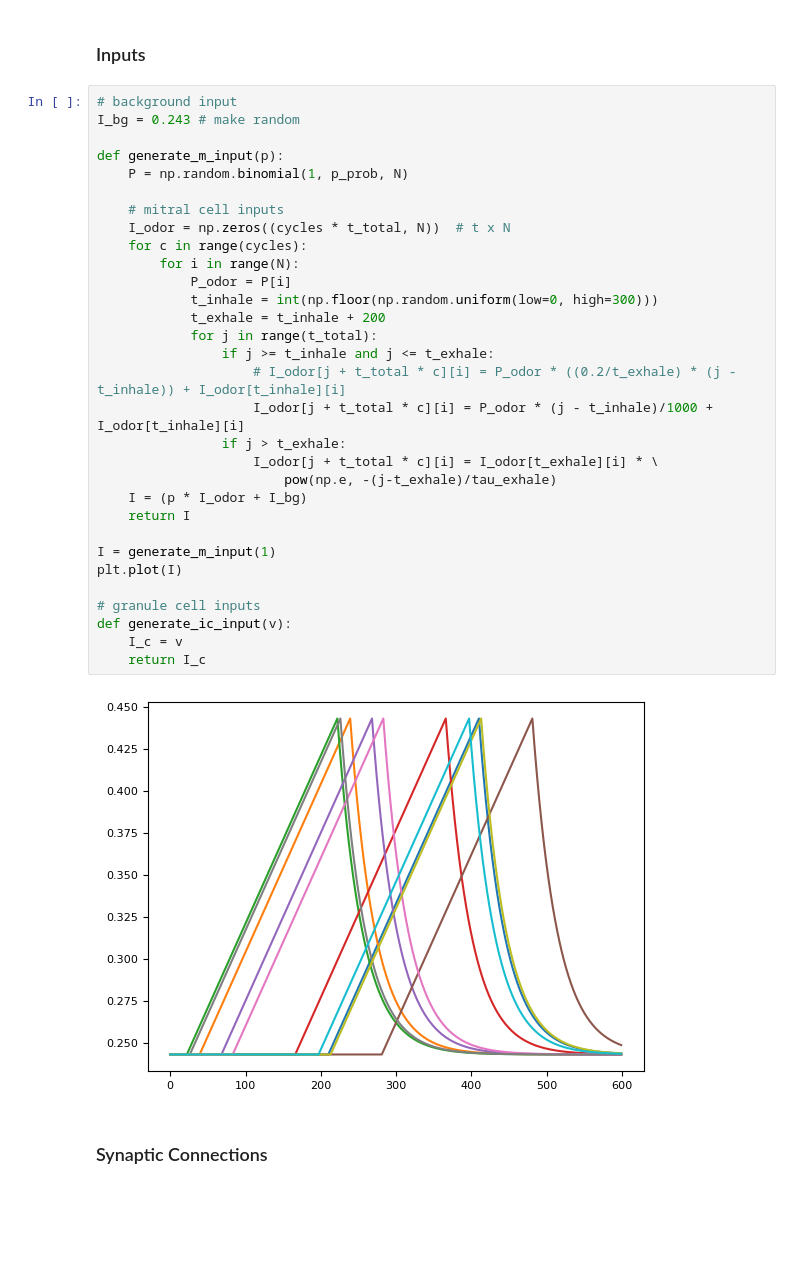
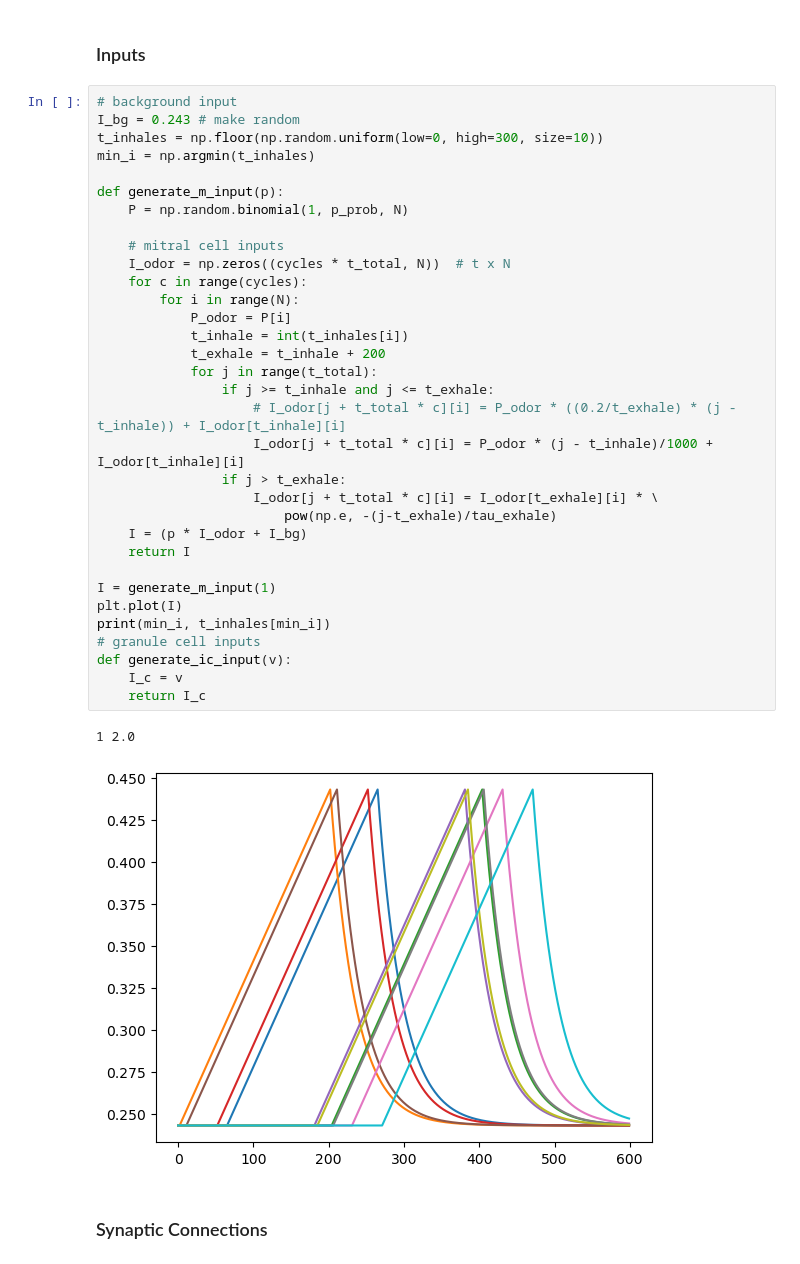
Before and after one commit to jhsieh731/23_research, a Jupyter notebook: 1989_Li.ipynb, the cells around one changed output. Drawn from its saved outputs; the diff is of its cells as text; blank space fills up the shorter version.

```diff
--- a/1989_Li.ipynb
+++ b/1989_Li.ipynb
@@ -24,36 +24,39 @@ cycles = 1
 # %%
 # background input
 I_bg = 0.243 # make random
+t_inhales = np.floor(np.random.uniform(low=0, high=300, size=10))
+min_i = np.argmin(t_inhales)
 
 def generate_m_input(p):
     P = np.random.binomial(1, p_prob, N)
 
     # mitral cell inputs
     I_odor = np.zeros((cycles * t_total, N))  # t x N
     for c in range(cycles):
         for i in range(N):
             P_odor = P[i]
-            t_inhale = int(np.floor(np.random.uniform(low=0, high=300)))
+            t_inhale = int(t_inhales[i])
             t_exhale = t_inhale + 200
             for j in range(t_total):
                 if j >= t_inhale and j <= t_exhale:
                     # I_odor[j + t_total * c][i] = P_odor * ((0.2/t_exhale) * (j - t_inhale)) + I_odor[t_inhale][i]
                     I_odor[j + t_total * c][i] = P_odor * (j - t_inhale)/1000 + I_odor[t_inhale][i]
                 if j > t_exhale:
                     I_odor[j + t_total * c][i] = I_odor[t_exhale][i] * \
                         pow(np.e, -(j-t_exhale)/tau_exhale)
     I = (p * I_odor + I_bg)
     return I
 
 I = generate_m_input(1)
 plt.plot(I)
-
+print(min_i, t_inhales[min_i])
 # granule cell inputs
 def generate_ic_input(v):
     I_c = v
     return I_c
 # %% [output]
+1 2.0
-[figure, old version]
+[figure, new version]
 # %% [markdown]
 ### Synaptic Connections
 # %% [markdown]
```
Also changed, not shown: parts of 3 cells of this notebook, 22 other files.
